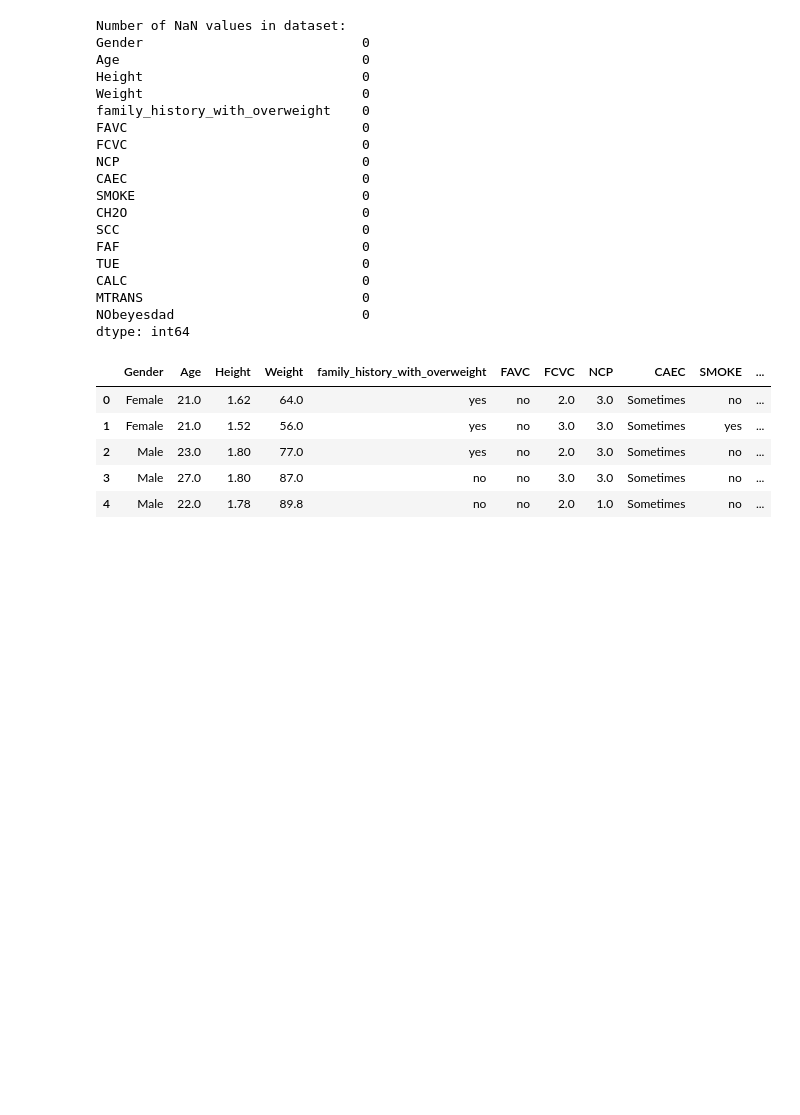
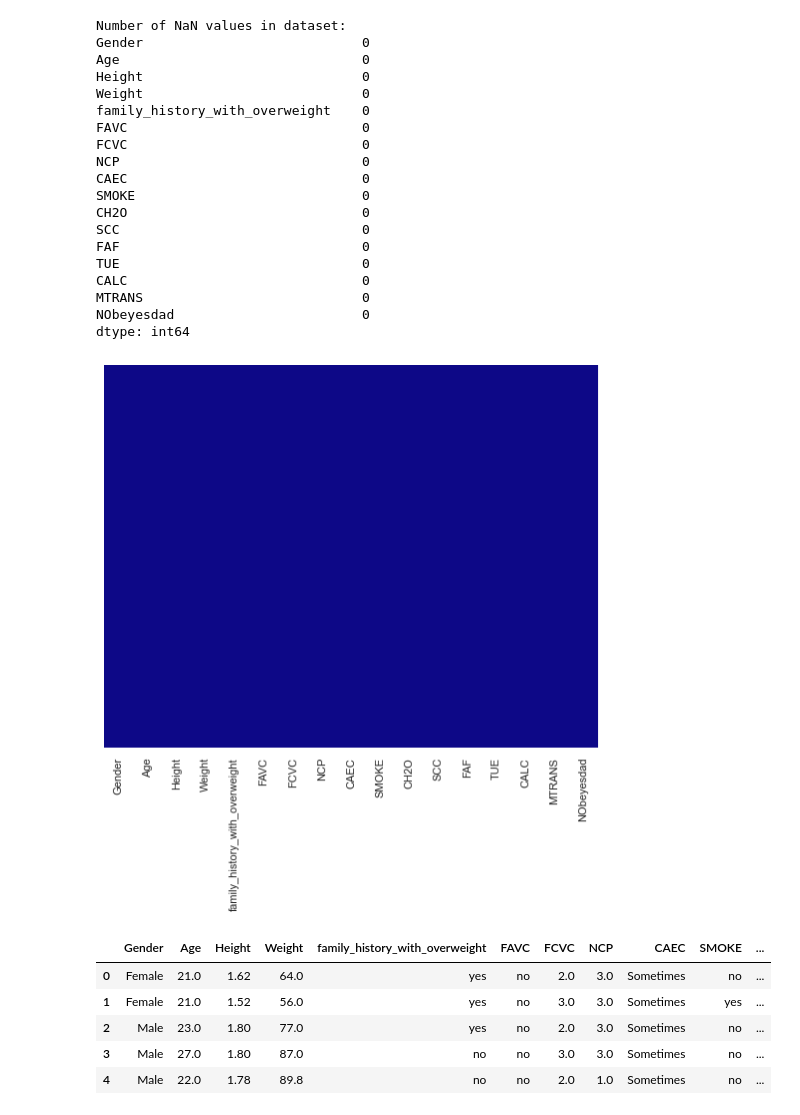
Before and after one commit to ivanica9598/ML_Classification, a Jupyter notebook: Projekat1.ipynb, the cells around one changed output. Cells and saved outputs as stored; diff of their text form; code cells hidden in the pictures; blank space fills up the shorter version.

```diff
--- a/Projekat1.ipynb
+++ b/Projekat1.ipynb
@@ -81,6 +75,11 @@ CALC                              0
 MTRANS                            0
 NObeyesdad                        0
 dtype: int64
+# %%
+sns.heatmap(data.isna(), cbar=False, yticklabels=False, cmap='plasma')
+plt.show()
+# %% [output]
+[figure, added]
 # %%
 data.head()
 # %% [output]
```
Also changed, not shown: parts of 53 cells of this notebook, 1 other file.
